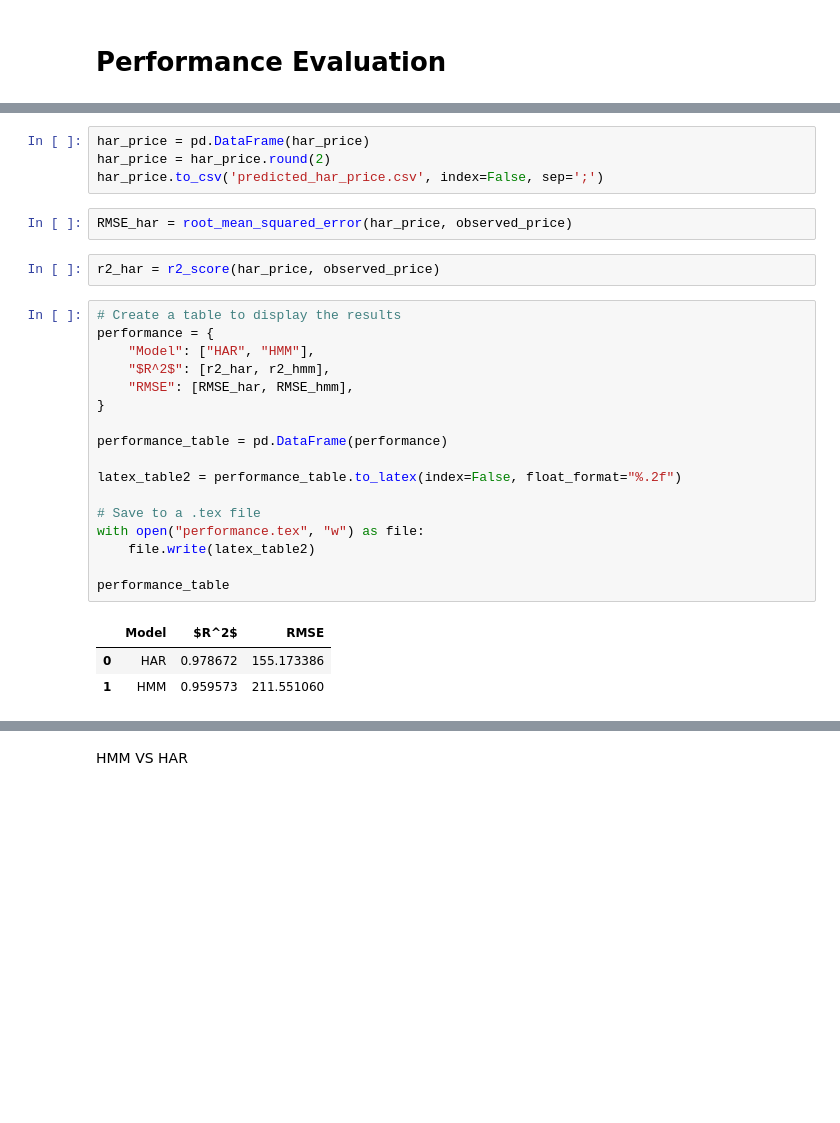
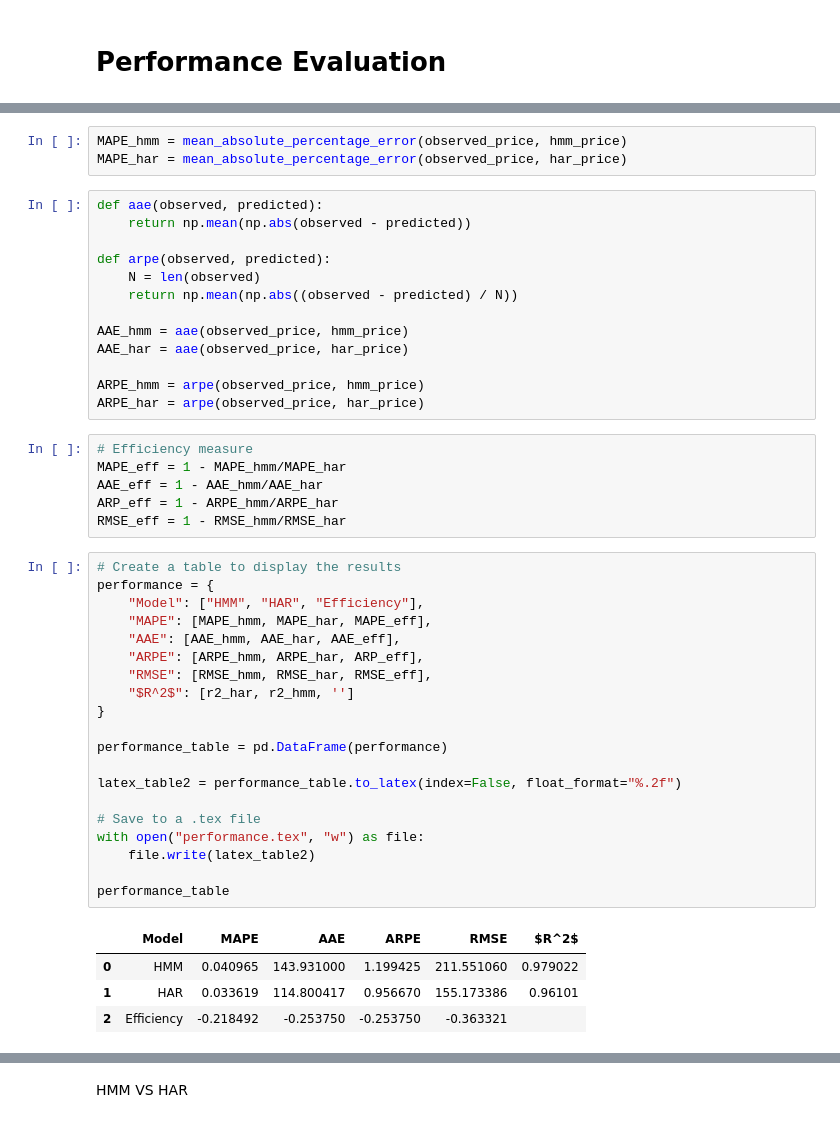
Before and after one commit to rinaaro/TS-project---HMM, a Jupyter notebook: Replication.ipynb, the cells around one changed output, grey strips where cells are left out. Drawn from its saved outputs; the diff is of its cells as text; blank space fills up the shorter version.

Commit message:
error estimation

```diff
--- a/Replication.ipynb
+++ b/Replication.ipynb
@@ -371,32 +375,50 @@ r2_hmm = r2_score(hmm_price, observed_price)
-# %%
-har_price = pd.DataFrame(har_price)
-har_price = har_price.round(2)
-har_price.to_csv('predicted_har_price.csv', index=False, sep=';')
-# %%
-RMSE_har = root_mean_squared_error(har_price, observed_price)
+# %%
+MAPE_hmm = mean_absolute_percentage_error(observed_price, hmm_price)
+MAPE_har = mean_absolute_percentage_error(observed_price, har_price)
 # %%
-r2_har = r2_score(har_price, observed_price)
+def aae(observed, predicted):
+    return np.mean(np.abs(observed - predicted))
+
+def arpe(observed, predicted):
+    N = len(observed)
+    return np.mean(np.abs((observed - predicted) / N))
+
+AAE_hmm = aae(observed_price, hmm_price)
+AAE_har = aae(observed_price, har_price)
+
+ARPE_hmm = arpe(observed_price, hmm_price)
+ARPE_har = arpe(observed_price, har_price)
+# %%
+# Efficiency measure
+MAPE_eff = 1 - MAPE_hmm/MAPE_har
+AAE_eff = 1 - AAE_hmm/AAE_har
+ARP_eff = 1 - ARPE_hmm/ARPE_har
+RMSE_eff = 1 - RMSE_hmm/RMSE_har
 # %%
 # Create a table to display the results
 performance = {
-    "Model": ["HAR", "HMM"],
-    "$R^2$": [r2_har, r2_hmm],
-    "RMSE": [RMSE_har, RMSE_hmm],
+    "Model": ["HMM", "HAR", "Efficiency"],
+    "MAPE": [MAPE_hmm, MAPE_har, MAPE_eff],
+    "AAE": [AAE_hmm, AAE_har, AAE_eff],
+    "ARPE": [ARPE_hmm, ARPE_har, ARP_eff],
+    "RMSE": [RMSE_hmm, RMSE_har, RMSE_eff],
+    "$R^2$": [r2_har, r2_hmm, '']
 }
 
 performance_table = pd.DataFrame(performance)
 
 latex_table2 = performance_table.to_latex(index=False, float_format="%.2f")
 
 # Save to a .tex file
 with open("performance.tex", "w") as file:
     file.write(latex_table2)
 
 performance_table
 # %% [output]
-|  | Model | $R^2$ | RMSE |
-| 0 | HAR | 0.978672 | 155.173386 |
-| 1 | HMM | 0.959573 | 211.551060 |
+|  | Model | MAPE | AAE | ARPE | RMSE | $R^2$ |
+| 0 | HMM | 0.040965 | 143.931000 | 1.199425 | 211.551060 | 0.979022 |
+| 1 | HAR | 0.033619 | 114.800417 | 0.956670 | 155.173386 | 0.96101 |
+| 2 | Efficiency | -0.218492 | -0.253750 | -0.253750 | -0.363321 |  |
 # %%
 dates2 = monthly_with_dates.index[779:]
 
```
Also changed, not shown: parts of 22 cells of this notebook.
